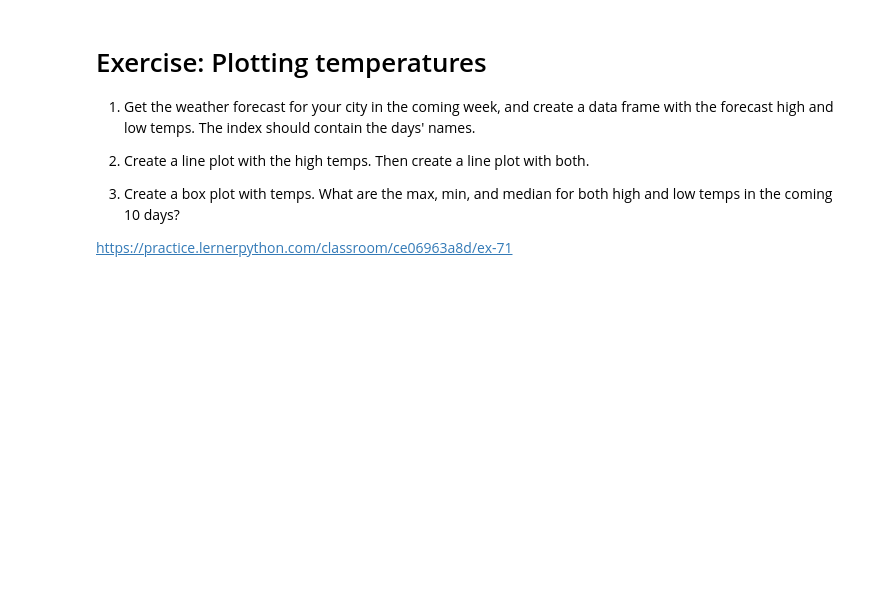
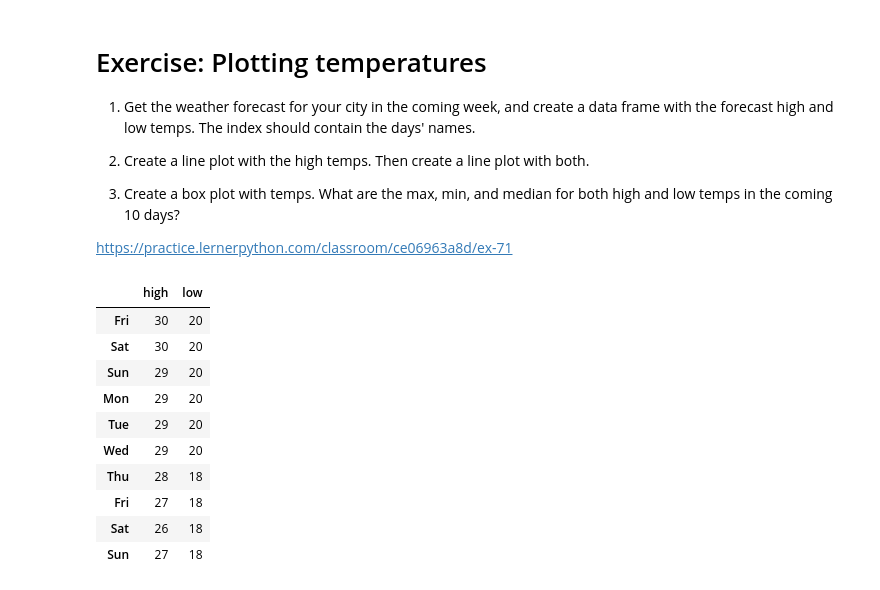
Before and after one commit to reuven/BDTMSD-Python-2026-07, a Jupyter notebook: BDTMSD-Python-2026-10-09.ipynb, the cells around one changed output. Cells and saved outputs as stored; diff of their text form; code cells hidden in the pictures; blank space fills up the shorter version.

```diff
--- a/BDTMSD-Python-2026-10-09.ipynb
+++ b/BDTMSD-Python-2026-10-09.ipynb
@@ -479,3 +479,20 @@ df.plot.box()
 3. Create a box plot with temps. What are the max, min, and median for both high and low temps in the coming 10 days?
 
 https://practice.lernerpython.com/classroom/ce06963a8d/ex-71
+# %%
+df = pd.DataFrame({'high': [30, 30, 29, 29, 29, 29, 28, 27, 26, 27],
+                   'low' : [20, 20, 20, 20, 20, 20, 18, 18, 18, 18]},
+                  index='Fri Sat Sun Mon Tue Wed Thu Fri Sat Sun'.split())
+df
+# %% [output]
+|  | high | low |
+| Fri | 30 | 20 |
+| Sat | 30 | 20 |
+| Sun | 29 | 20 |
+| Mon | 29 | 20 |
+| Tue | 29 | 20 |
+| Wed | 29 | 20 |
+| Thu | 28 | 18 |
+| Fri | 27 | 18 |
+| Sat | 26 | 18 |
+| Sun | 27 | 18 |
```
Also changed, not shown: parts of 2 cells of this notebook.
